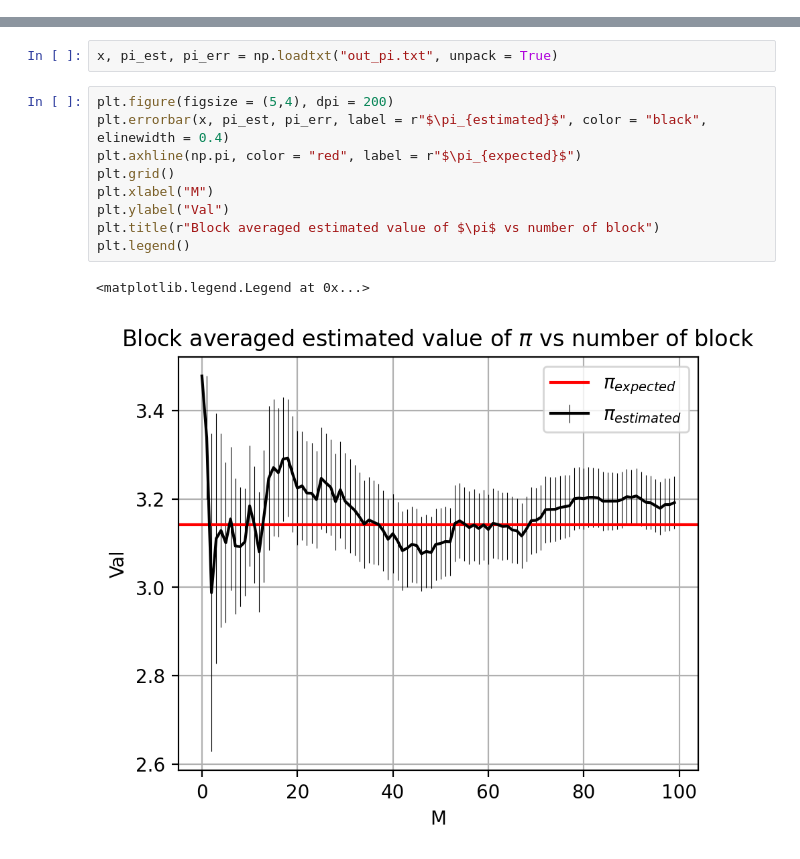
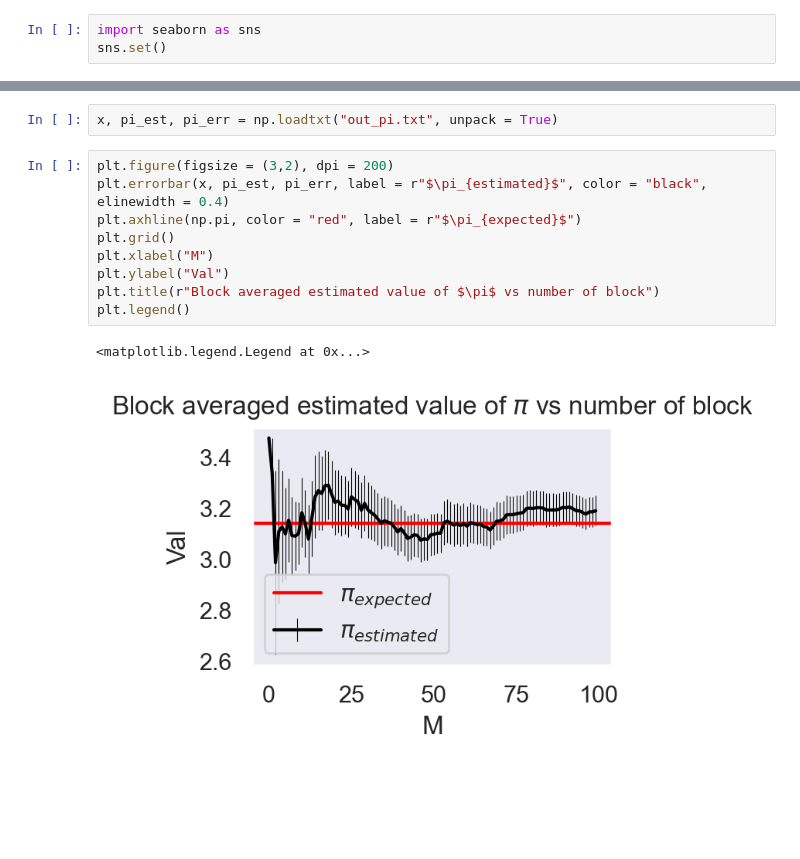
Before and after one commit to Giac97/Simulazione-Numerica, a Jupyter notebook: notebooks/Exercise 1/Exercise 1 - Analysis.ipynb, the cells around one changed output, grey strips where cells are left out. Saved outputs shown, nothing was run; the diff lists cells and outputs as text; blank space fills up the shorter version.

```diff
--- a/notebooks/Exercise 1/Exercise 1 - Analysis.ipynb
+++ b/notebooks/Exercise 1/Exercise 1 - Analysis.ipynb
@@ -49,0 +60,3 @@ Text(0.5, 1.0, 'Plot of the estimated variance')
+# %%
+import seaborn as sns
+sns.set()
@@ -54,14 +94,14 @@ This exercise involves estimating $\pi$ using the Buffon experiment
 # %%
 x, pi_est, pi_err = np.loadtxt("out_pi.txt", unpack = True)
 # %%
-plt.figure(figsize = (5,4), dpi = 200)
+plt.figure(figsize = (3,2), dpi = 200)
 plt.errorbar(x, pi_est, pi_err, label = r"$\pi_{estimated}$", color = "black", elinewidth = 0.4)
 plt.axhline(np.pi, color = "red", label = r"$\pi_{expected}$")
 plt.grid()
 plt.xlabel("M")
 plt.ylabel("Val")
 plt.title(r"Block averaged estimated value of $\pi$ vs number of block")
 plt.legend()
 # %% [output]
 <matplotlib.legend.Legend at 0x...>
-[figure, old version]
+[figure, new version]
```
Also changed, not shown: parts of 8 cells of this notebook, 1 other file.
